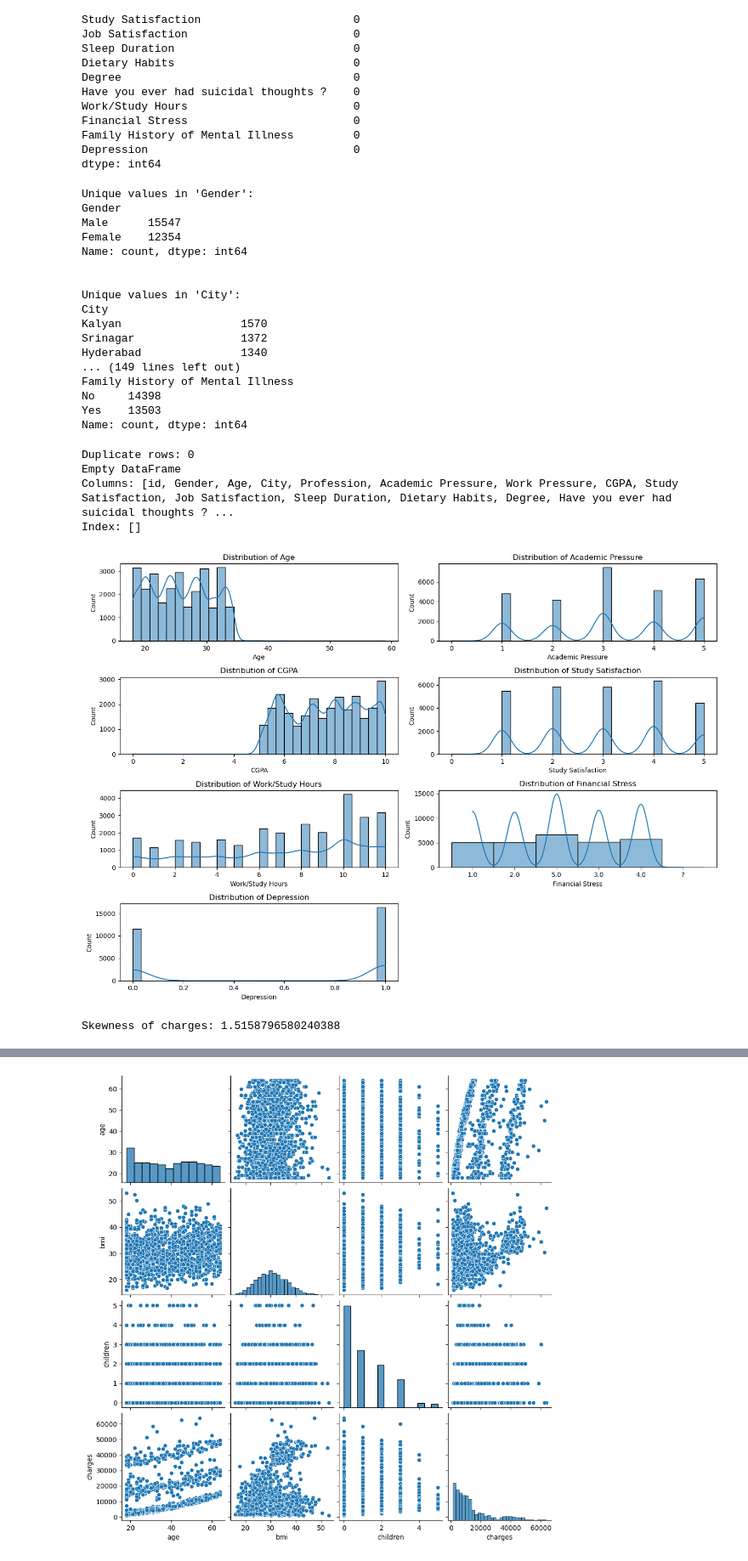
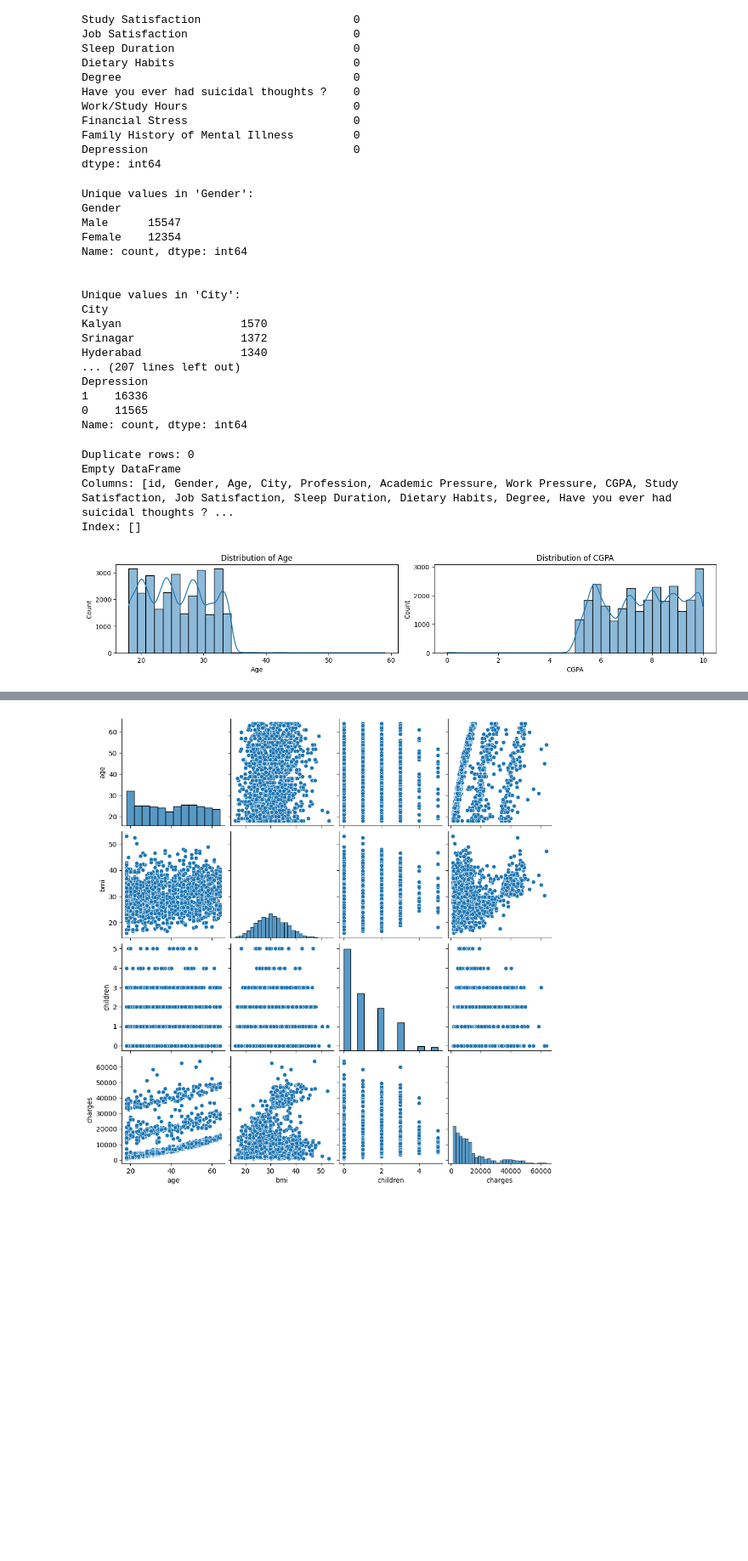
Before and after one commit to KianFoh/MACHINE-LEARNING-AND-RELATED-APPLICATIONS, a Jupyter notebook: eda_classification_problem.ipynb, the cells around one changed output, grey strips where cells are left out. Shown at 85% size. Drawn from its saved outputs; the diff is of its cells as text; code cells hidden in the pictures; blank space fills up the shorter version.

```diff
--- a/eda_classification_problem.ipynb
+++ b/eda_classification_problem.ipynb
@@ -77,7 +77,8 @@ dtype: int64
 
 # Get the count of unique values in each categorical column
 categorical_columns = ['Gender', 'City', 'Profession', 'Sleep Duration', 'Dietary Habits', 'Degree'
-                       , 'Have you ever had suicidal thoughts ?', 'Work/Study Hours', 'Family History of Mental Illness']  # Add more categorical columns as needed
+                       , 'Have you ever had suicidal thoughts ?', 'Work/Study Hours', 'Family History of Mental Illness'
+                      ,'Academic Pressure', 'Study Satisfaction', 'Work/Study Hours', 'Financial Stress', 'Depression']  # Add more categorical columns as needed
 
 for column in categorical_columns:
     print(f"Unique values in '{column}':")
@@ -96,10 +97,10 @@ City
 Kalyan                  1570
 Srinagar                1372
 Hyderabad               1340
-... (149 lines left out)
-Family History of Mental Illness
-No     14398
-Yes    13503
+... (207 lines left out)
+Depression
+1    16336
+0    11565
 Name: count, dtype: int64
 # %%
 # Check for Duplicate Data
@@ -116,28 +117,21 @@ Empty DataFrame
 Columns: [id, Gender, Age, City, Profession, Academic Pressure, Work Pressure, CGPA, Study Satisfaction, Job Satisfaction, Sleep Duration, Dietary Habits, Degree, Have you ever had suicidal thoughts ? ...
 Index: []
 # %%
-# List of numerical columns
-numerical_cols = ['Age', 'Academic Pressure', 'CGPA', 'Study Satisfaction', 'Work/Study Hours', 'Financial Stress', 'Depression']
+# List of continuous numerical columns
+numerical_cols = ['Age', 'CGPA']
 
-# Create a figure and axes for subplots with a 3x2 grid (3 rows, 2 columns)
-plt.figure(figsize=(14, 10))  # Adjusted size for more subplots
+# Create a figure and axes for subplots with a 1x2 grid (1 row, 2 columns)
+plt.figure(figsize=(14, 10))  # Adjusted size for 2 subplots
 
 for i, col in enumerate(numerical_cols, 1):
-    plt.subplot(4, 2, i)  # 4 rows, 2 columns
+    plt.subplot(4, 2, i)  # 1 row, 2 columns
     sns.histplot(df[col], kde=True, bins=30)
     plt.title(f'Distribution of {col}')
 
 plt.tight_layout()  # Adjust layout to prevent overlap
 plt.show()
 # %% [output]
-[figure, old version]
+[figure, new version]
-# %%
-# Check skewness for the 'charges' column
-# Result: positive skew with 1.515
-skewness = df['charges'].skew()
-print(f"Skewness of charges: {skewness}")
-# %% [output]
-Skewness of charges: 1.5158796580240388
 # %%
 # Note: Distribution data for non-smokers is significantly higher than smokers
 # Bar plots for categorical features
```
Also changed, not shown: parts of 1 cell of this notebook, 1 other file.
